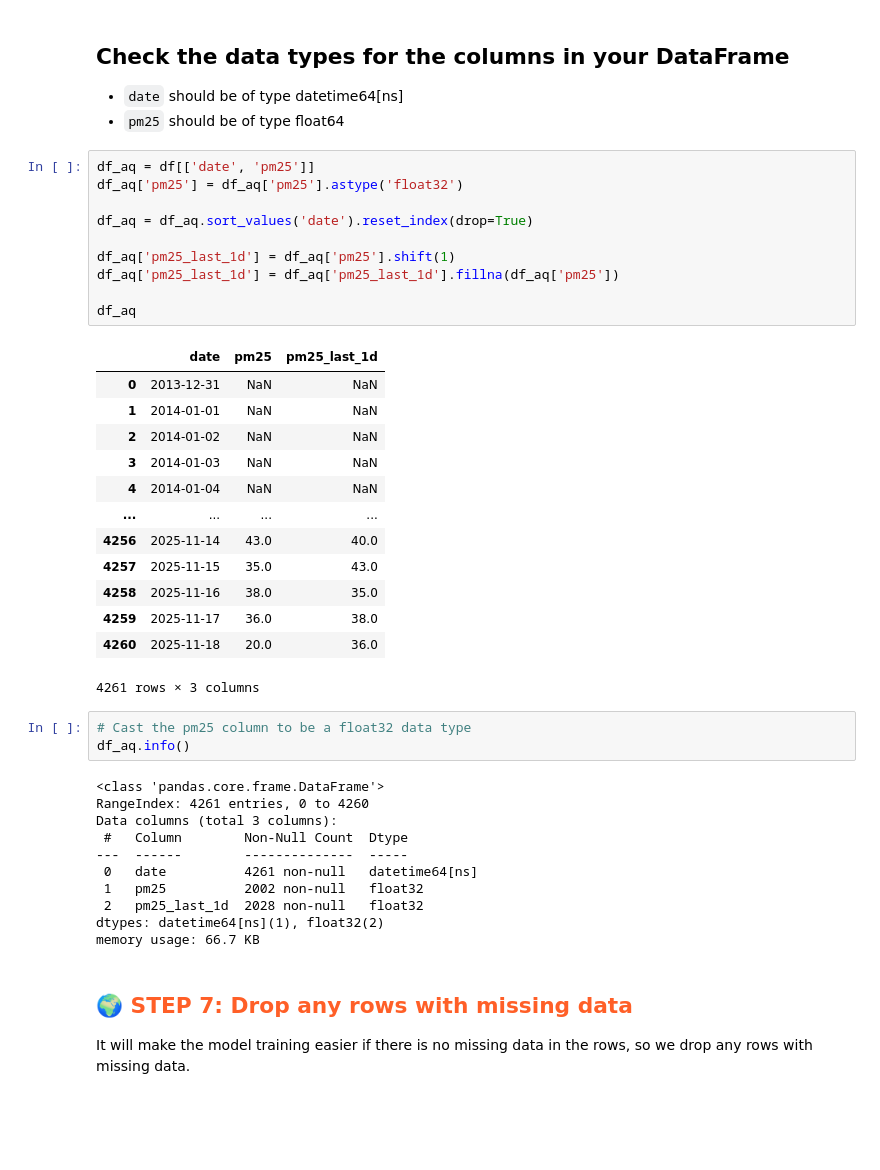
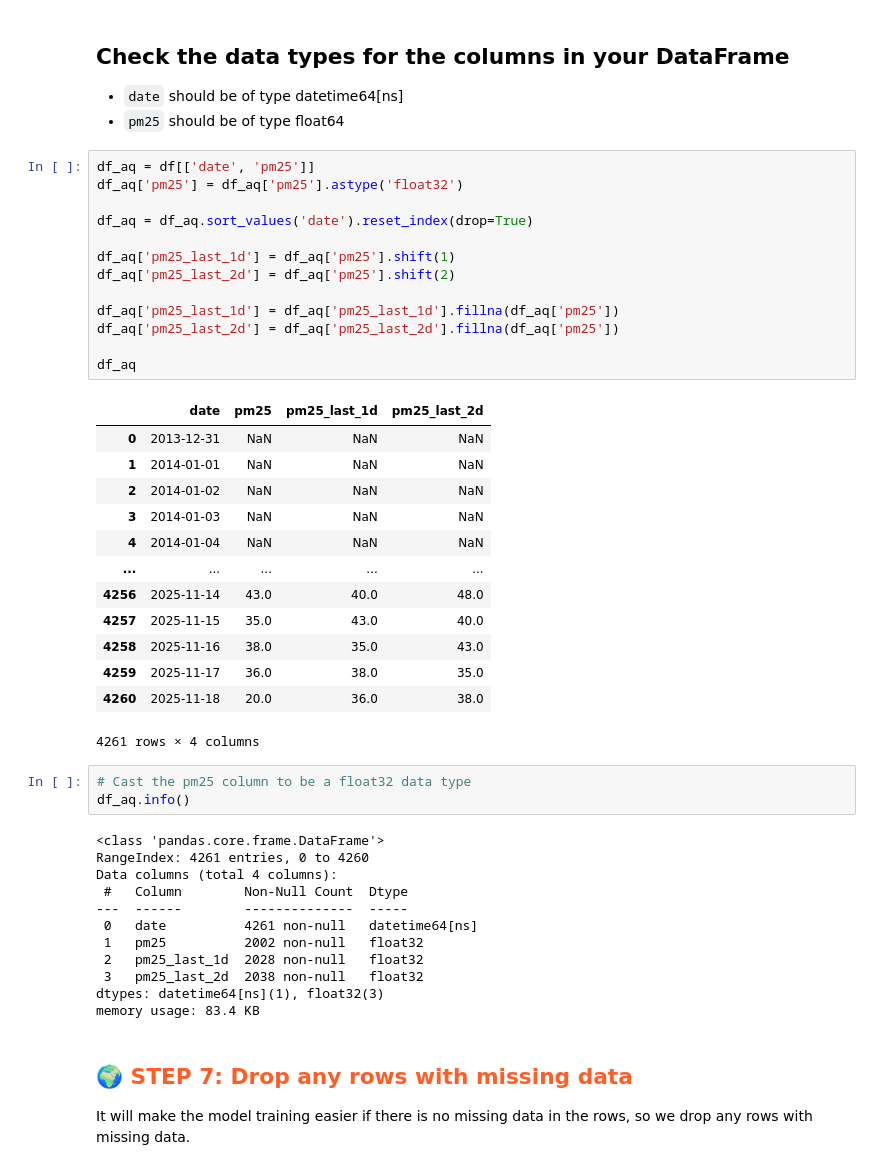
Before and after one commit to SamyZouggari/mlfs-book, a Jupyter notebook: notebooks/airquality/1_air_quality_feature_backfill.ipynb, the cells around one changed output. Drawn from its saved outputs; the diff is of its cells as text; blank space fills up the shorter version.

```diff
--- a/notebooks/airquality/1_air_quality_feature_backfill.ipynb
+++ b/notebooks/airquality/1_air_quality_feature_backfill.ipynb
@@ -276,41 +270,45 @@ We want to have a DataFrame with 2 columns - `date` and `pm25` after this cell b
 # %%
 df_aq = df[['date', 'pm25']]
 df_aq['pm25'] = df_aq['pm25'].astype('float32')
 
 df_aq = df_aq.sort_values('date').reset_index(drop=True)
 
 df_aq['pm25_last_1d'] = df_aq['pm25'].shift(1)
+df_aq['pm25_last_2d'] = df_aq['pm25'].shift(2)
+
 df_aq['pm25_last_1d'] = df_aq['pm25_last_1d'].fillna(df_aq['pm25'])
+df_aq['pm25_last_2d'] = df_aq['pm25_last_2d'].fillna(df_aq['pm25'])
 
 df_aq
 # %% [output]
-|  | date | pm25 | pm25_last_1d |
-| 0 | 2013-12-31 | NaN | NaN |
-| 1 | 2014-01-01 | NaN | NaN |
-| 2 | 2014-01-02 | NaN | NaN |
-| 3 | 2014-01-03 | NaN | NaN |
-| 4 | 2014-01-04 | NaN | NaN |
-| ... | ... | ... | ... |
-| 4256 | 2025-11-14 | 43.0 | 40.0 |
-| 4257 | 2025-11-15 | 35.0 | 43.0 |
-| 4258 | 2025-11-16 | 38.0 | 35.0 |
-| 4259 | 2025-11-17 | 36.0 | 38.0 |
-| 4260 | 2025-11-18 | 20.0 | 36.0 |
+|  | date | pm25 | pm25_last_1d | pm25_last_2d |
+| 0 | 2013-12-31 | NaN | NaN | NaN |
+| 1 | 2014-01-01 | NaN | NaN | NaN |
+| 2 | 2014-01-02 | NaN | NaN | NaN |
+| 3 | 2014-01-03 | NaN | NaN | NaN |
+| 4 | 2014-01-04 | NaN | NaN | NaN |
+| ... | ... | ... | ... | ... |
+| 4256 | 2025-11-14 | 43.0 | 40.0 | 48.0 |
+| 4257 | 2025-11-15 | 35.0 | 43.0 | 40.0 |
+| 4258 | 2025-11-16 | 38.0 | 35.0 | 43.0 |
+| 4259 | 2025-11-17 | 36.0 | 38.0 | 35.0 |
+| 4260 | 2025-11-18 | 20.0 | 36.0 | 38.0 |
-4261 rows × 3 columns
+4261 rows × 4 columns
 # %%
 # Cast the pm25 column to be a float32 data type
 df_aq.info()
 # %% [output]
 <class 'pandas.core.frame.DataFrame'>
 RangeIndex: 4261 entries, 0 to 4260
-Data columns (total 3 columns):
+Data columns (total 4 columns):
  #   Column        Non-Null Count  Dtype
 ---  ------        --------------  -----
  0   date          4261 non-null   datetime64[ns]
  1   pm25          2002 non-null   float32
  2   pm25_last_1d  2028 non-null   float32
-dtypes: datetime64[ns](1), float32(2)
-memory usage: 66.7 KB
+ 3   pm25_last_2d  2038 non-null   float32
+dtypes: datetime64[ns](1), float32(3)
+memory usage: 83.4 KB
 # %% [markdown]
 ## <span style='color:#ff5f27'> 🌍 STEP 7: Drop any rows with missing data </span>
 It will make the model training easier if there is no missing data in the rows, so we drop any rows with missing data.
```
Also changed, not shown: parts of 10 cells of this notebook, 11 other files.
